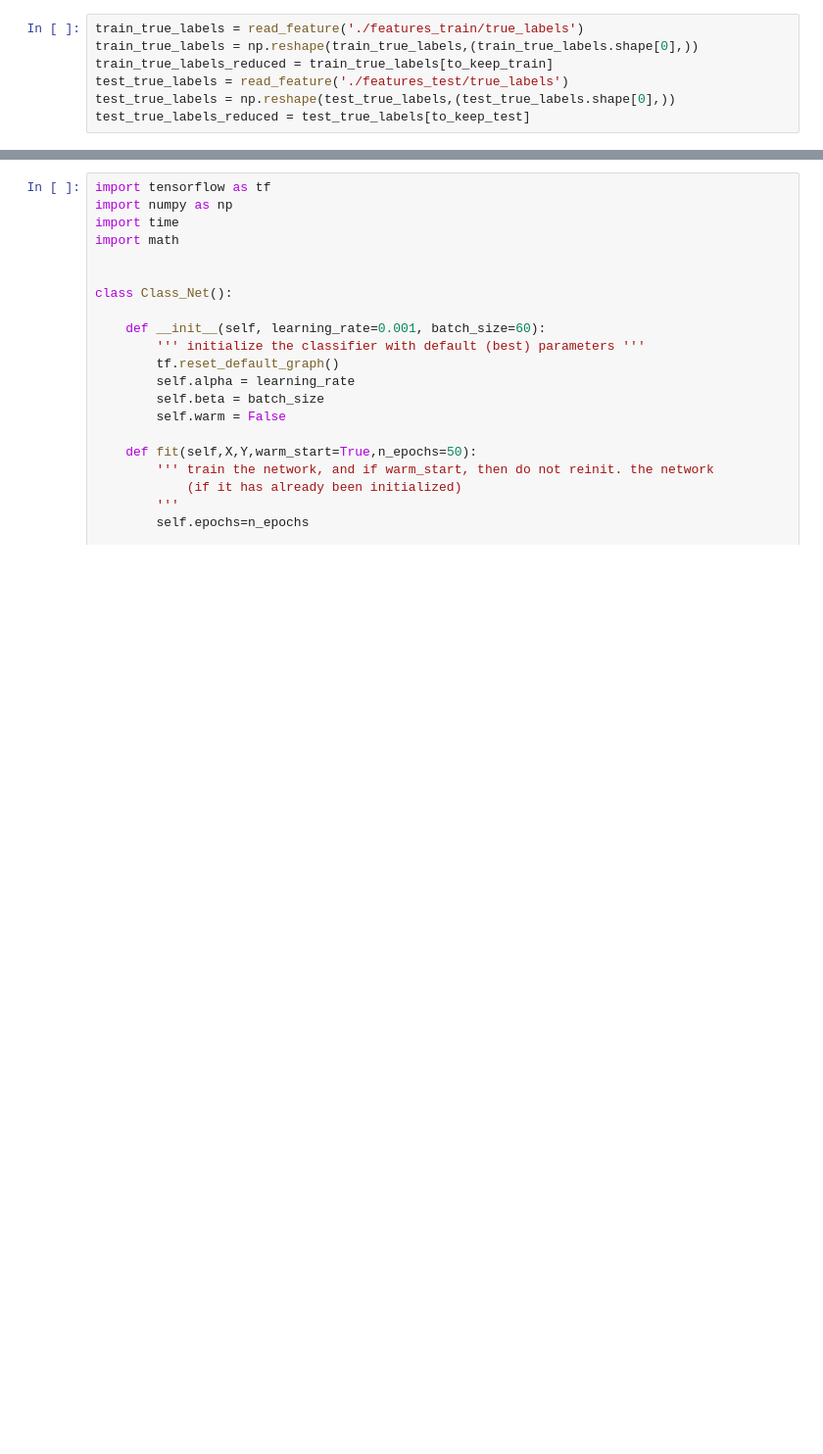
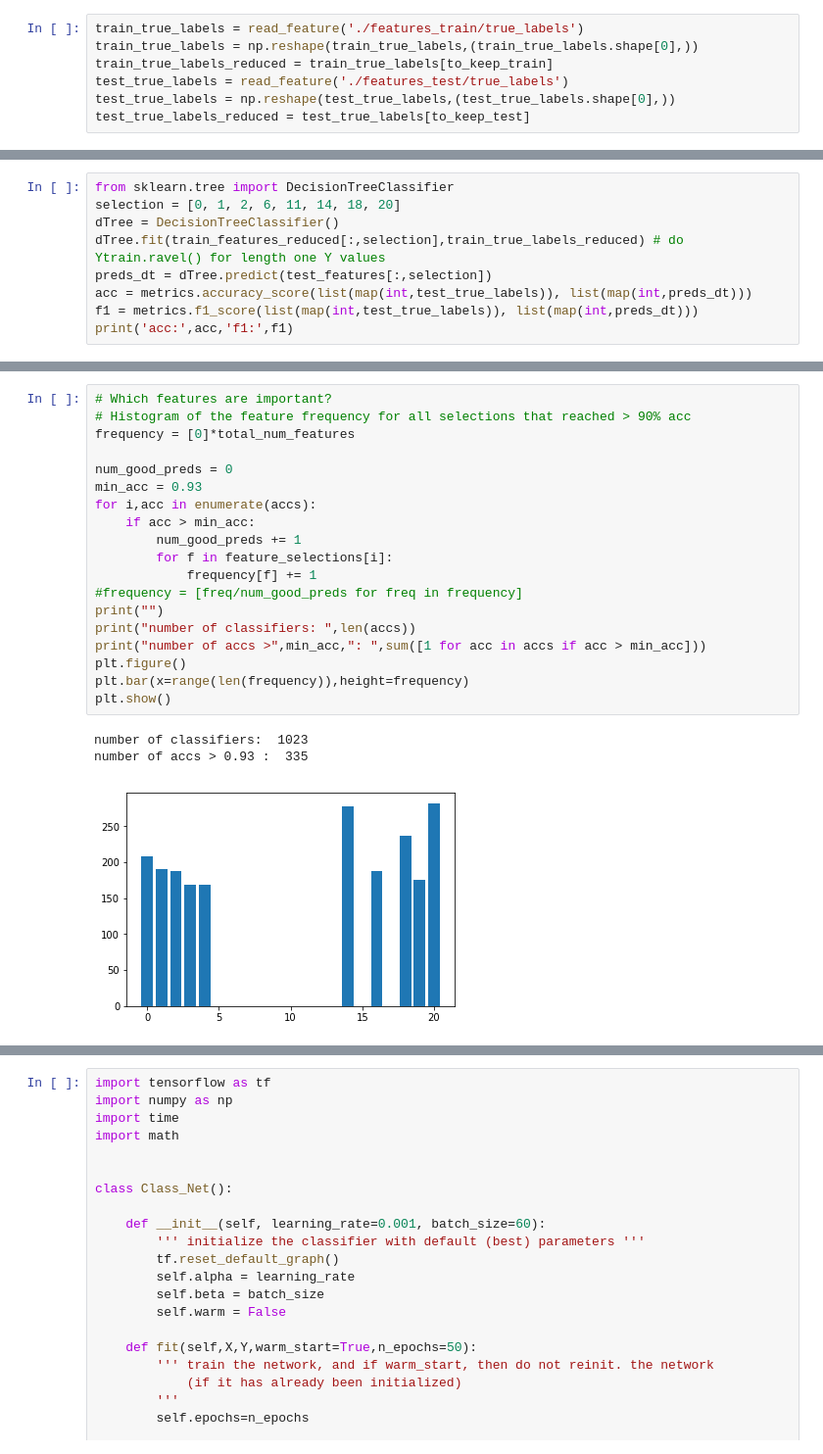
Before and after one commit to JacobPfau/Academic-Citation-Prediction, a Jupyter notebook: test_copy.ipynb, the cells around one changed output, grey strips where cells are left out. Shown at 98% size. Saved outputs shown, nothing was run; the diff lists cells and outputs as text; blank space fills up the shorter version.

```diff
--- a/test_copy.ipynb
+++ b/test_copy.ipynb
@@ -277,0 +534,9 @@ Current wd:  /home/lucas/Documents/École Polytechnique/Courses/ML1/Challenge/gi
+# %%
+from sklearn.tree import DecisionTreeClassifier
+selection = [0, 1, 2, 6, 11, 14, 18, 20]
+dTree = DecisionTreeClassifier()
+dTree.fit(train_features_reduced[:,selection],train_true_labels_reduced) # do Ytrain.ravel() for length one Y values
+preds_dt = dTree.predict(test_features[:,selection])
+acc = metrics.accuracy_score(list(map(int,test_true_labels)), list(map(int,preds_dt)))
+f1 = metrics.f1_score(list(map(int,test_true_labels)), list(map(int,preds_dt)))
+print('acc:',acc,'f1:',f1)
@@ -277,0 +616,23 @@ Current wd:  /home/lucas/Documents/École Polytechnique/Courses/ML1/Challenge/gi
+# %%
+# Which features are important?
+# Histogram of the feature frequency for all selections that reached > 90% acc
+frequency = [0]*total_num_features
+
+num_good_preds = 0
+min_acc = 0.93
+for i,acc in enumerate(accs):
+    if acc > min_acc:
+        num_good_preds += 1
+        for f in feature_selections[i]:
+            frequency[f] += 1
+#frequency = [freq/num_good_preds for freq in frequency]
+print("")
+print("number of classifiers: ",len(accs))
+print("number of accs >",min_acc,": ",sum([1 for acc in accs if acc > min_acc]))
+plt.figure()
+plt.bar(x=range(len(frequency)),height=frequency)
+plt.show()
+# %% [output]
+number of classifiers:  1023
+number of accs > 0.93 :  335
+[figure, added]
```
Also changed, not shown: parts of 31 cells of this notebook, 1 other file.
